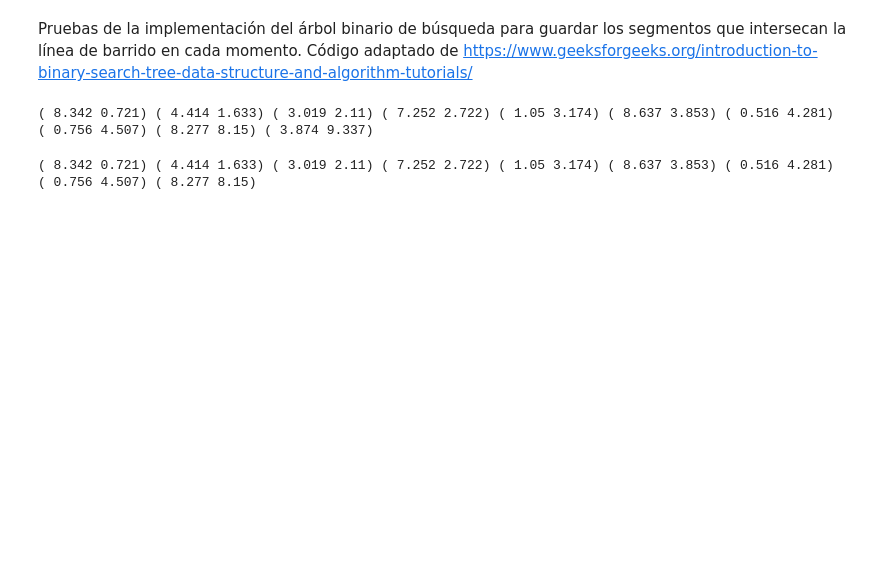
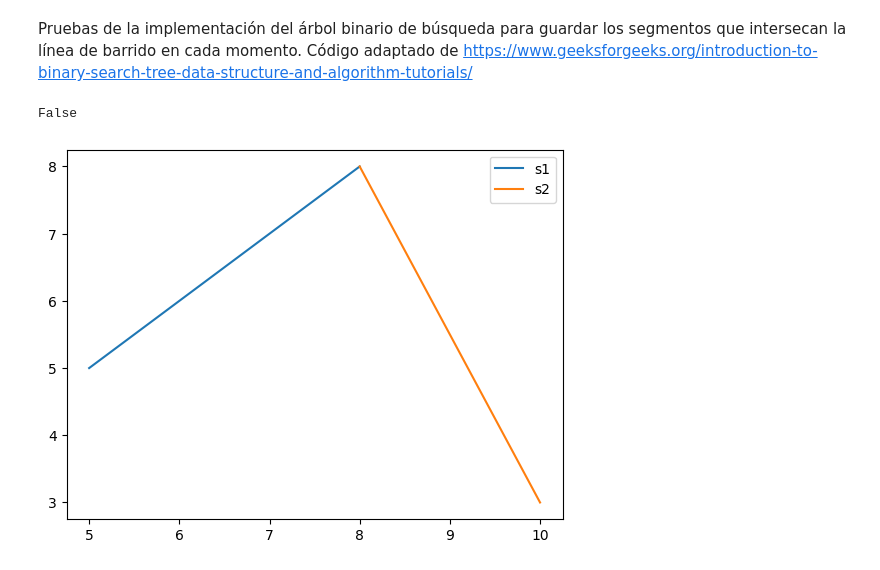
Before and after one commit to Pagutri/Tarea2Geometria, a Jupyter notebook: test_sweep_line.ipynb, the cells around one changed output. Cells and saved outputs as stored; diff of their text form; code cells hidden in the pictures; blank space fills up the shorter version.

Commit message:
Listo el orden de los segmentos

```diff
--- a/test_sweep_line.ipynb
+++ b/test_sweep_line.ipynb
@@ -9,50 +10,11 @@ import nodoT as T
-# %%
-set_of_points = []
-raiz = None
-seed()
-
-x = round(random()*10, 3)
-y = round(random()*10, 3)
-p1 = Point(x, y)
-set_of_points.append(p1)
-x = round(random()*10, 3)
-y = round(random()*10, 3)
-p2 = Point(x, y)
-set_of_points.append(p2)
-s = Segment(p1, p2)
-if p1 > p2:
-    raiz = insertar(raiz, p1, s)
-    raiz = insertar(raiz, p2, None)
-else:
-    raiz = insertar(raiz, p2, s)
-    raiz = insertar(raiz, p1, None)
-
-# Generar diez puntos, cinco segmentos de recta
-#"""
-for i in range(4):
-    x = round(random()*10, 3)
-    y = round(random()*10, 3)
-    p1 = Point(x, y)
-    set_of_points.append(p1)
-    x = round(random()*10, 3)
-    y = round(random()*10, 3)
-    p2 = Point(x, y)
-    set_of_points.append(p2)
-    s = Segment(p1, p2)
-    if p1 > p2:
-        raiz = insertar(raiz, p1, s)
-        raiz = insertar(raiz, p2, None)
-    else:
-        raiz = insertar(raiz, p2, s)
-        raiz = insertar(raiz, p1, None)
-#"""
-
-inorder(raiz)
-# %% [output]
-( 8.342 0.721) ( 4.414 1.633) ( 3.019 2.11) ( 7.252 2.722) ( 1.05 3.174) ( 8.637 3.853) ( 0.516 4.281) ( 0.756 4.507) ( 8.277 8.15) ( 3.874 9.337)
-# %%
-max_nodo = nodo_maximo(raiz)
-raiz = borrar_nodo(raiz, max_nodo.key)
-inorder(raiz)
-# %% [output]
-( 8.342 0.721) ( 4.414 1.633) ( 3.019 2.11) ( 7.252 2.722) ( 1.05 3.174) ( 8.637 3.853) ( 0.516 4.281) ( 0.756 4.507) ( 8.277 8.15)
+# %%
+p1 = Point(8, 8)
+s1 = Segment(p1, Point(5, 5))
+s2 = Segment(p1, Point(10, 3))
+s1.dibujar("s1")
+s2.dibujar("s2")
+plt.legend()
+print(s2 < s1)
+# %% [output]
+False
+[figure, added]
```
Also changed, not shown: parts of 4 cells of this notebook, 1 other file.
